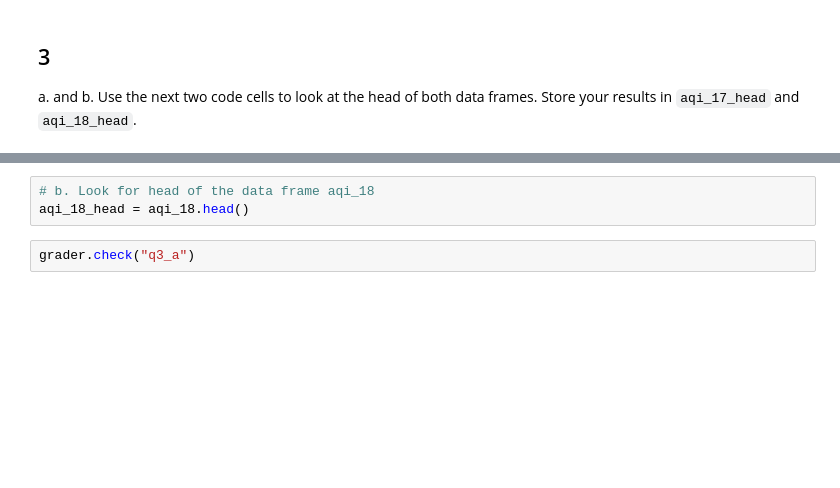
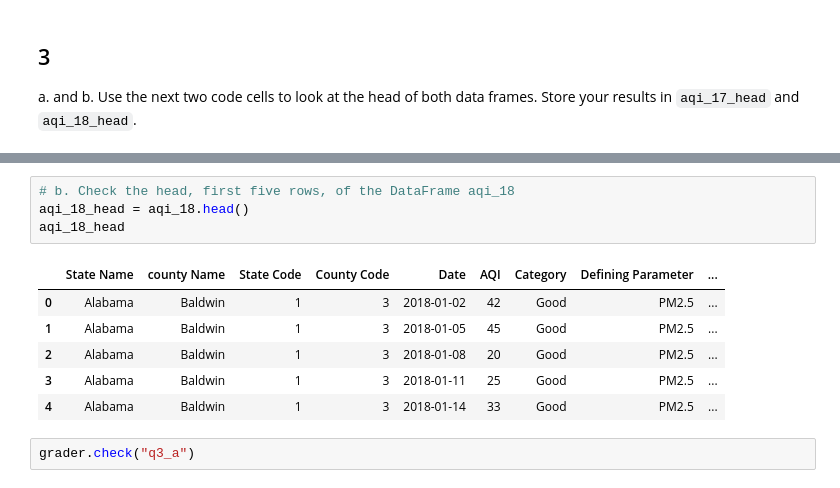
Before and after one commit to aakikip/eds220-hwk2, a Jupyter notebook: task3/hwk2-task3-aqi.ipynb, the cells around one changed output, grey strips where cells are left out. Cells and saved outputs as stored; diff of their text form; blank space fills up the shorter version.

```diff
--- a/task3/hwk2-task3-aqi.ipynb
+++ b/task3/hwk2-task3-aqi.ipynb
@@ -73,6 +119,14 @@ aqi_17_head = aqi_17.head()
 # %%
-# b. Look for head of the data frame aqi_18
+# b. Check the head, first five rows, of the DataFrame aqi_18
 aqi_18_head = aqi_18.head()
+aqi_18_head
+# %% [output]
+|  | State Name | county Name | State Code | County Code | Date | AQI | Category | Defining Parameter | ... |
+| 0 | Alabama | Baldwin | 1 | 3 | 2018-01-02 | 42 | Good | PM2.5 | ... |
+| 1 | Alabama | Baldwin | 1 | 3 | 2018-01-05 | 45 | Good | PM2.5 | ... |
+| 2 | Alabama | Baldwin | 1 | 3 | 2018-01-08 | 20 | Good | PM2.5 | ... |
+| 3 | Alabama | Baldwin | 1 | 3 | 2018-01-11 | 25 | Good | PM2.5 | ... |
+| 4 | Alabama | Baldwin | 1 | 3 | 2018-01-14 | 33 | Good | PM2.5 | ... |
 # %%
 grader.check("q3_a")
 # %% [output]
```
Also changed, not shown: parts of 22 cells of this notebook.
